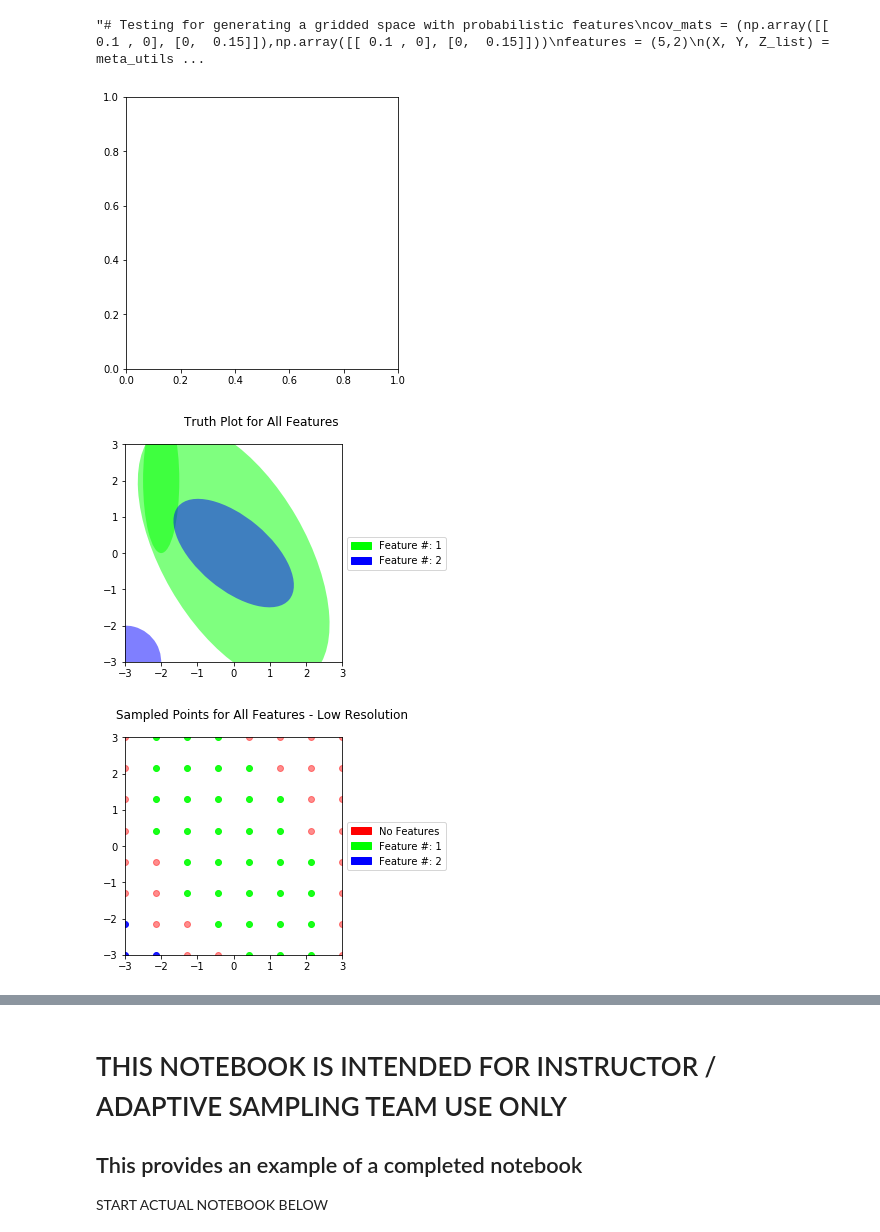
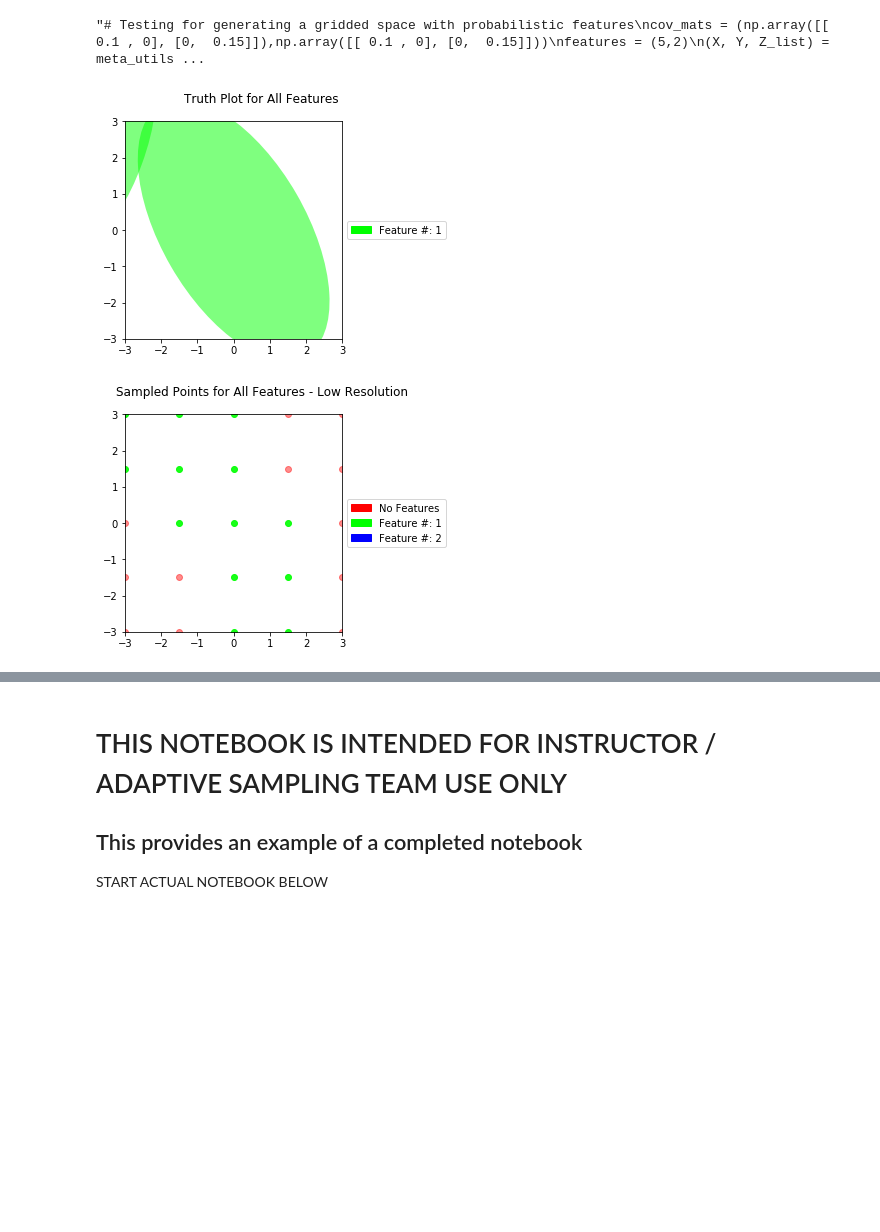
Before and after one commit to tukai21/adaptive-sampling, a Jupyter notebook: mini-pset-COMPLETED EXAMPLE.ipynb, the cells around one changed output, grey strips where cells are left out. Cells and saved outputs as stored; diff of their text form; code cells hidden in the pictures; blank space fills up the shorter version.

Commit message:
Updates and added kernel options
-Fixed a few bugs from differfent number of features present in the truth set
-Added options for 3 different kernel types

```diff
--- a/mini-pset-COMPLETED EXAMPLE.ipynb
+++ b/mini-pset-COMPLETED EXAMPLE.ipynb
@@ -58,60 +61,62 @@ feature_dict = {1:(feature_colors[0], (
                        Ellipse((-3,2.5),2*feature_scale,0.5*feature_scale,0)))}  '''
 
 # Previous stuff:\
-'''
+
 feature_dict = {1:(feature_colors[0], (
     Ellipse((0,0),1*feature_scale,2*feature_scale,0),
     Ellipse((2,2),1*feature_scale,2*feature_scale,30),
     Ellipse((0.5,-2),1*feature_scale,0.5*feature_scale,245),
     Ellipse((-2,-2),1*feature_scale,3*feature_scale,30),
     Ellipse((-3,2.5),2*feature_scale,0.5*feature_scale,0))),
                    2: (feature_colors[1], (
                        Ellipse((-2,1),3*feature_scale,0.5*feature_scale,15),
                        Ellipse((0,3),1*feature_scale,1*feature_scale,15),
                        Ellipse((2,-1),4*feature_scale,1*feature_scale,70),
-                       Ellipse((2.5,-2.5),2*feature_scale,0.5*feature_scale,0)))}'''
+                       Ellipse((2.5,-2.5),2*feature_scale,0.5*feature_scale,0)))}
 
 # Convex, except for one at the top
 '''feature_dict = {1:(feature_colors[0], (
     Ellipse((-2,-2),1*feature_scale,3*feature_scale,30),
     Ellipse((-3,2.5),2*feature_scale,0.5*feature_scale,90))),
                    2: (feature_colors[1], (
                        Ellipse((1,2),4*feature_scale,1*feature_scale,170),
                        Ellipse((2,-1),4*feature_scale,1*feature_scale,50),
                        Ellipse((2.5,-2.5),2*feature_scale,0.5*feature_scale,0)))}'''
 
 '''feature_dict = {1:(feature_colors[0], (
     Ellipse((-2,-2),2*feature_scale,4*feature_scale,30),
     Ellipse((-3,2.5),2*feature_scale,0.5*feature_scale,90))),
                    2: (feature_colors[1], (
                        Ellipse((2,-1),5*feature_scale,2*feature_scale,50),
                        Ellipse((2.5,-2.5),4*feature_scale,1*feature_scale,0)))}'''
 
 # Super simple, only one feature
-feature_dict = {1:(feature_colors[0], (
-    Ellipse((0,0),2*feature_scale,4*feature_scale,30),
-    Ellipse((-2,2),2*feature_scale,0.5*feature_scale,90))),
-               2: (feature_colors[1], (
-                       Ellipse((-3,-3),1*feature_scale,1*feature_scale,30),
-                       Ellipse((0,0),1*feature_scale,2*feature_scale,50)))}
+
+useSimpleFeature = True
+if useSimpleFeature:
+    feature_dict = {1:(feature_colors[0], (
+        Ellipse((0,0),2*feature_scale,4*feature_scale,30),
+        Ellipse((-3,2),2*feature_scale,0.5*feature_scale,70))),
+                   2: (feature_colors[1], (
+                           Ellipse((0,0),1*feature_scale,1*feature_scale,30),
+                           Ellipse((0,0),1*feature_scale,2*feature_scale,50)))}
 
 
 
-feature_name_colors = (('Red','No Features'),('Blue','Feature 1'),('Green', 'Feature 2'))
+feature_name_colors = (('Red','No Features'),('Green', 'Feature 1'),('Blue','Feature 2'))
 
-meta_utils.plot_truth_features(feature_dict)
+meta_utils.plot_truth_features(feature_dict, oneFeature = True)
 # %% [output]
-[figure, old version]
+[figure, new version]
-[figure, removed]
 # %%
 # Test gridded representation of the features (low res, initial sample)
-N_lowRes = 8
+N_lowRes = 5
 (X,Y,Z) = meta_utils.gen_gridded_space_DET(feature_dict,oneFeaturePerPoint = True, N=N_lowRes )
 
 meta_utils.plot_sampled_features(X,Y,Z,feature_dict, N=N_lowRes,titleStr = 'Sampled Points for All Features - Low Resolution')
 
 (X_init, y_init) = meta_utils.parse_map_for_GP(X,Y,Z,parseNoFeatures = True)
 # %% [output]
-[figure, old version]
+[figure, new version]
 # %%
 # Test gridded representation of the features (highest res possible)
```
Also changed, not shown: parts of 23 cells of this notebook, 2 other files.
